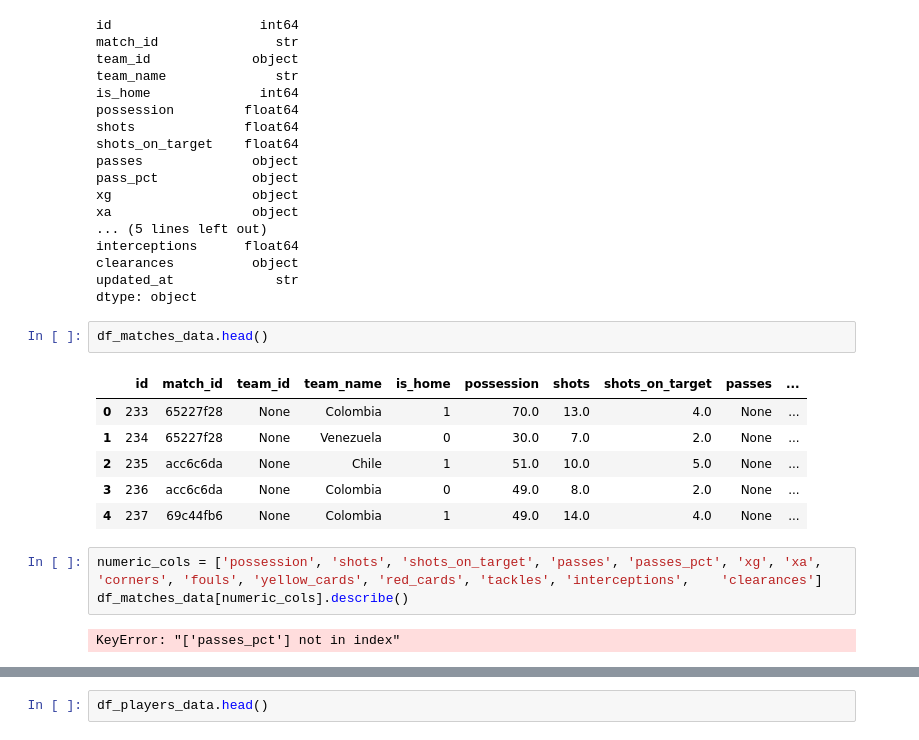
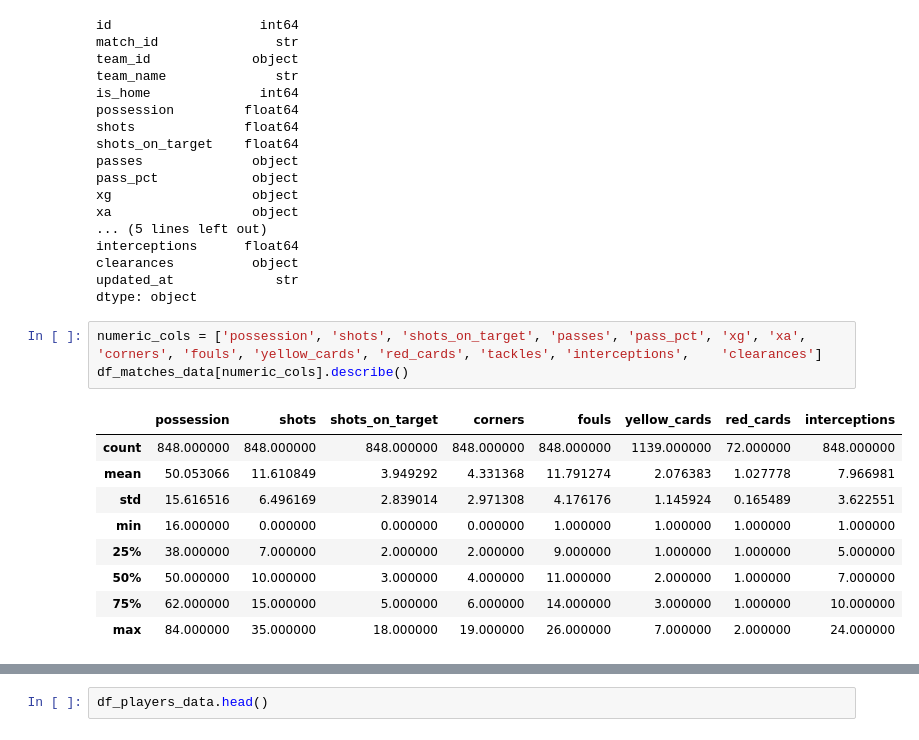
Before and after one commit to antobeni07/Parcial-1_Analitica, a Jupyter notebook: 01_Parcial_Mundial_2026.ipynb, the cells around one changed output, grey strips where cells are left out. Drawn from its saved outputs; the diff is of its cells as text.

```diff
--- a/01_Parcial_Mundial_2026.ipynb
+++ b/01_Parcial_Mundial_2026.ipynb
@@ -737,17 +737,16 @@ interceptions      float64
 clearances          object
 updated_at             str
 dtype: object
-# %%
-df_matches_data.head()
-# %% [output]
-|  | id | match_id | team_id | team_name | is_home | possession | shots | shots_on_target | passes | ... |
-| 0 | 233 | 65227f28 | None | Colombia | 1 | 70.0 | 13.0 | 4.0 | None | ... |
-| 1 | 234 | 65227f28 | None | Venezuela | 0 | 30.0 | 7.0 | 2.0 | None | ... |
-| 2 | 235 | acc6c6da | None | Chile | 1 | 51.0 | 10.0 | 5.0 | None | ... |
-| 3 | 236 | acc6c6da | None | Colombia | 0 | 49.0 | 8.0 | 2.0 | None | ... |
-| 4 | 237 | 69c44fb6 | None | Colombia | 1 | 49.0 | 14.0 | 4.0 | None | ... |
 # %%
-numeric_cols = ['possession', 'shots', 'shots_on_target', 'passes', 'passes_pct', 'xg', 'xa', 'corners', 'fouls', 'yellow_cards', 'red_cards', 'tackles', 'interceptions',	'clearances']
+numeric_cols = ['possession', 'shots', 'shots_on_target', 'passes', 'pass_pct', 'xg', 'xa', 'corners', 'fouls', 'yellow_cards', 'red_cards', 'tackles', 'interceptions',	'clearances']
 df_matches_data[numeric_cols].describe()
 # %% [output]
-KeyError: "['passes_pct'] not in index"
+|  | possession | shots | shots_on_target | corners | fouls | yellow_cards | red_cards | interceptions |
+| count | 848.000000 | 848.000000 | 848.000000 | 848.000000 | 848.000000 | 1139.000000 | 72.000000 | 848.000000 |
+| mean | 50.053066 | 11.610849 | 3.949292 | 4.331368 | 11.791274 | 2.076383 | 1.027778 | 7.966981 |
+| std | 15.616516 | 6.496169 | 2.839014 | 2.971308 | 4.176176 | 1.145924 | 0.165489 | 3.622551 |
+| min | 16.000000 | 0.000000 | 0.000000 | 0.000000 | 1.000000 | 1.000000 | 1.000000 | 1.000000 |
+| 25% | 38.000000 | 7.000000 | 2.000000 | 2.000000 | 9.000000 | 1.000000 | 1.000000 | 5.000000 |
+| 50% | 50.000000 | 10.000000 | 3.000000 | 4.000000 | 11.000000 | 2.000000 | 1.000000 | 7.000000 |
+| 75% | 62.000000 | 15.000000 | 5.000000 | 6.000000 | 14.000000 | 3.000000 | 1.000000 | 10.000000 |
+| max | 84.000000 | 35.000000 | 18.000000 | 19.000000 | 26.000000 | 7.000000 | 2.000000 | 24.000000 |
```
Also changed, not shown: parts of 3 cells of this notebook.
